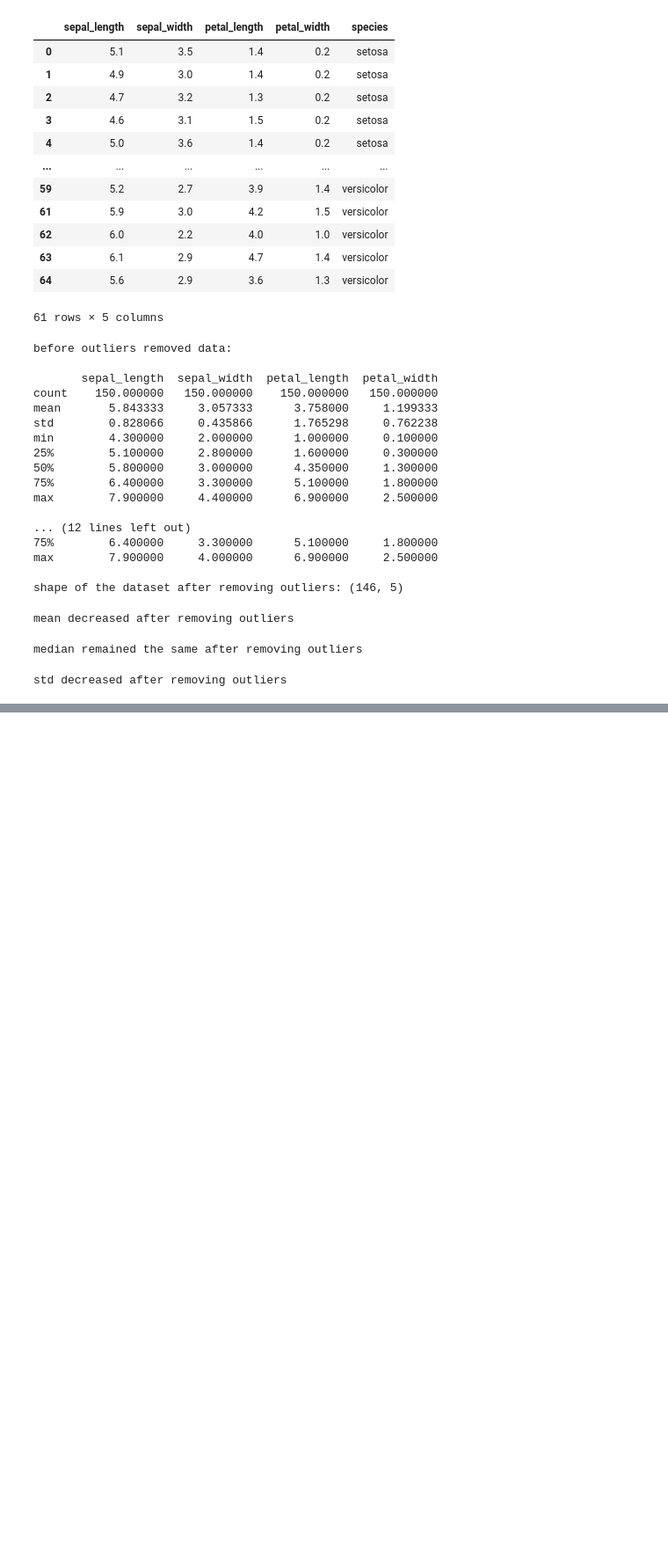
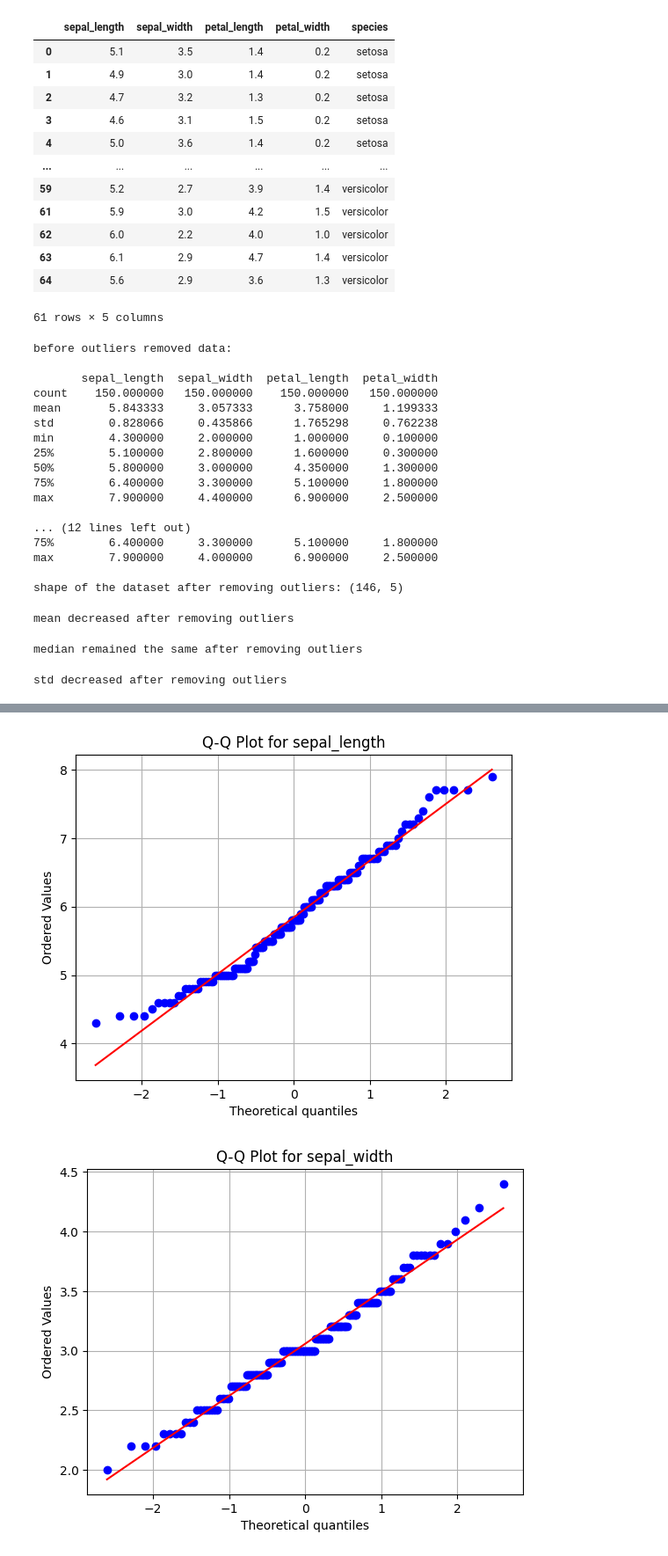
Before and after one commit to Mohankrishna07-maddila/EDA-FULL-PROCESS, a Jupyter notebook: iris1.ipynb, the cells around one changed output, grey strips where cells are left out. Shown: that part at 88% size. Drawn from its saved outputs; the diff is of its cells as text; code cells hidden in the pictures; blank space fills up the shorter version.

```diff
--- a/iris1.ipynb
+++ b/iris1.ipynb
@@ -527,0 +546,11 @@ px.histogram(df_clean,x="sepal_width",color="species")
+# %%
+num_cols = ["sepal_length", "sepal_width", "petal_length", "petal_width"]
+
+for col in num_cols:
+    stats.probplot(df[col].dropna(), dist="norm", plot=plt)
+    plt.title(f"Q-Q Plot for {col}")
+    plt.grid(True)
+    plt.show()
+# %% [output]
+[figure, added]
+[figure, added]
```
Also changed, not shown: parts of 5 cells of this notebook.
